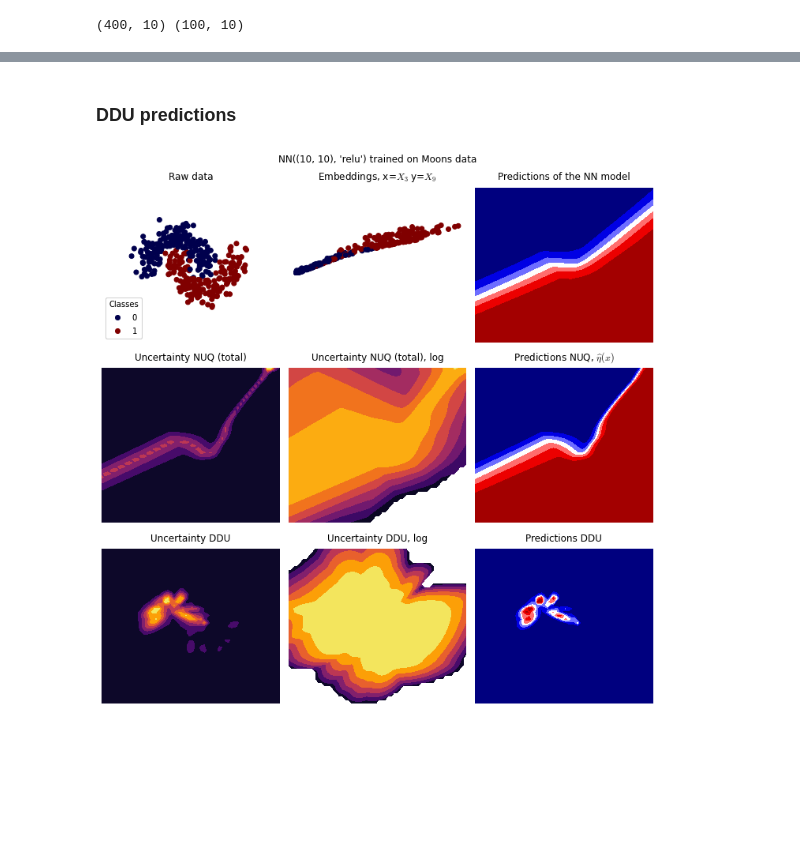
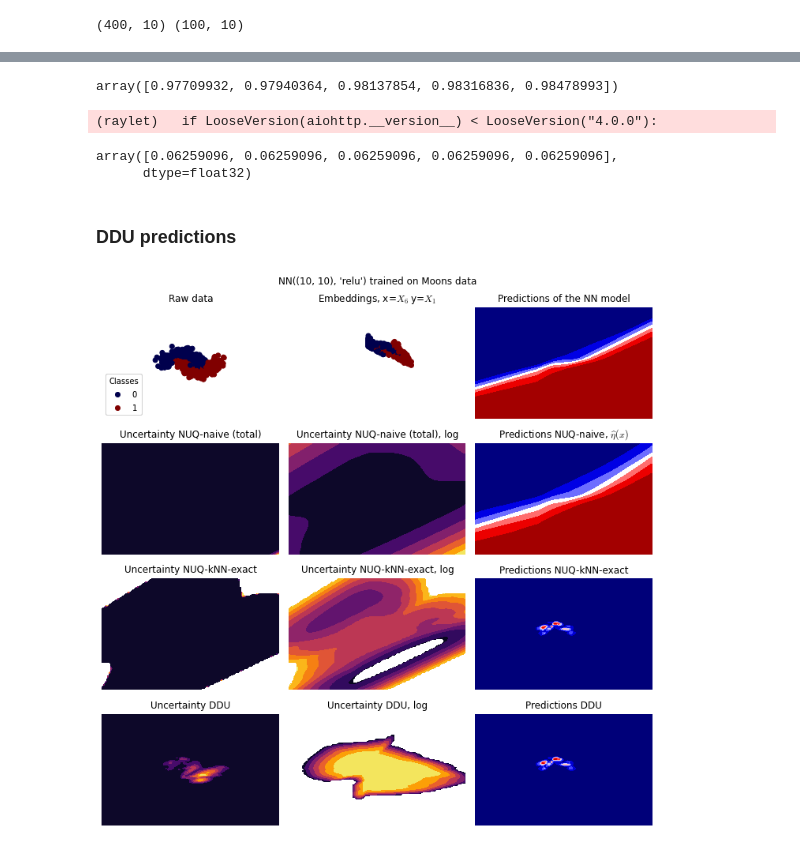
Before and after one commit to stat-ml/NUQ, a Jupyter notebook: examples/classification_exact.ipynb, the cells around one changed output, grey strips where cells are left out. Drawn from its saved outputs; the diff is of its cells as text; code cells hidden in the pictures; blank space fills up the shorter version.

Commit message:
Add naive implementation of NUQ following the paper. Added brute-force kNN modification for debug.

```diff
--- a/examples/classification_exact.ipynb
+++ b/examples/classification_exact.ipynb
@@ -190,0 +206,5 @@ nuq_unc_total = u3
+# %%
+nuq_knn_clf = NuqClassifier(
+    n_neighbors=X_train.shape[0] - 1, sparse=False, brute_force=True
+)
+nuq_knn_clf.fit(X_train, y_train)
@@ -190,0 +227,13 @@ nuq_unc_total = u3
+# %%
+# eta_hat, u1, u2, u3 = nuq_clf.predict_proba(X_test_emb)
+probs, log_unc_ep = nuq_knn_clf.predict_proba(
+    X_test_emb, return_uncertainty="epistemic"
+)
+
+_, log_unc_al = nuq_knn_clf.predict_proba(X_test_emb, return_uncertainty="aleatoric")
+
+knn_unc_total = np.exp(log_unc_al) + 2 * np.sqrt(2 / np.pi) * nuq_clf.K2_ * np.exp(
+    log_unc_ep
+)
+
+probs[:, 1 - np.argmax(probs, axis=-1)] = 1 - probs.max(axis=-1)
@@ -191,3 +253,13 @@ nuq_unc_total = u3
+# %%
+eta_hat[:5]
+# %% [output]
+array([0.97709932, 0.97940364, 0.98137854, 0.98316836, 0.98478993])
+(raylet)   if LooseVersion(aiohttp.__version__) < LooseVersion("4.0.0"):
+# %%
+probs[:5, 1]
+# %% [output]
+array([0.06259096, 0.06259096, 0.06259096, 0.06259096, 0.06259096],
+      dtype=float32)
 # %% [markdown]
 ### DDU predictions
 # %%
@@ -206,60 +278,73 @@ scores = compute_density(log_probs, label_probs)
 ddu_probs = torch.exp(log_probs).detach().cpu().numpy()
 ddu_uncertainty = clip_to_min_max(scores.detach().cpu().numpy())
 # %%
-fig, ax = plt.subplots(nrows=3, ncols=3, figsize=(10, 10), sharey=True)
+fig, ax = plt.subplots(nrows=4, ncols=3, figsize=(10, 10), sharey=True)
 
 fig.suptitle(f"NN{nn_desc} trained on Moons data")
 
 ax = ax.ravel()
 
-for axis in ax:
-    axis.axis("off")
 ax[0].set_title("Raw data")
 scatter0 = ax[0].scatter(X_train_nn[:, 0], X_train_nn[:, 1], c=y_train, cmap="seismic")
-ax[0].set_xlim(x_min, x_max)
-ax[0].set_ylim(y_min, y_max)
 
-legend0 = ax[0].legend(*scatter0.legend_elements(),
-                    loc="lower left", title="Classes")
+legend0 = ax[0].legend(*scatter0.legend_elements(), loc="lower left", title="Classes")
 ax[0].add_artist(legend0)
 
 i, j = np.random.choice(X_train.shape[1], size=2, replace=False)
 ax[1].set_title(rf"Embeddings, x=$X_{{{i}}}$ y=$X_{{{j}}}$")
 ax[1].scatter(X_train[:, i], X_train[:, j], c=y_train, cmap="seismic")
 # ax[2].set_xlim(x_min, x_max)
 # ax[2].set_ylim(y_min, y_max)
 
 nn_pred = model.predict_proba(X_test)
 ax[2].set_title("Predictions of the NN model")
 ax[2].contourf(xx, yy, nn_pred[:, 1].reshape(*xx.shape), cmap="seismic")
 
 # NUQ
 
-ax[5].set_title(r"Predictions NUQ, $\widehat{\eta}(x)$")
+ax[5].set_title(r"Predictions NUQ-naive, $\widehat{\eta}(x)$")
 ax[5].contourf(xx, yy, eta_hat.reshape(*xx.shape), cmap="seismic")
 
-ax[4].set_title(f"Uncertainty NUQ (total), log")
-ax[4].contourf(xx, yy, np.log(nuq_unc_total.reshape(*xx.shape)), cmap="inferno")
+ax[4].set_title(f"Uncertainty NUQ-naive (total), log")
+ax[4].contourf(xx, yy, np.log(u2.reshape(*xx.shape)), cmap="inferno")
 
-ax[3].set_title(f"Uncertainty NUQ (total)")
-ax[3].contourf(xx, yy, nuq_unc_total.reshape(*xx.shape), cmap="inferno")
+ax[3].set_title(f"Uncertainty NUQ-naive (total)")
+ax[3].contourf(xx, yy, u2.reshape(*xx.shape), cmap="inferno")
 
 # end NUQ
 
+# kNN
+
+ax[8].set_title(f"Predictions NUQ-kNN-exact")
+ax[8].contourf(xx, yy, ddu_probs[:, 0].reshape(*xx.shape), cmap="seismic")
+
+ax[7].set_title(f"Uncertainty NUQ-kNN-exact, log")
+ax[7].contourf(xx, yy, np.log(knn_unc_total.reshape(*xx.shape)), cmap="inferno")
+
+ax[6].set_title(f"Uncertainty NUQ-kNN-exact")
+ax[6].contourf(xx, yy, knn_unc_total.reshape(*xx.shape), cmap="inferno")
+
+# end kNN
+
 # DDU
 
-ax[8].set_title(f"Predictions DDU")
-ax[8].contourf(xx, yy, ddu_probs[:, 0].reshape(*xx.shape), cmap="seismic")
+ax[11].set_title(f"Predictions DDU")
+ax[11].contourf(xx, yy, ddu_probs[:, 0].reshape(*xx.shape), cmap="seismic")
 
-ax[7].set_title(f"Uncertainty DDU, log")
-ax[7].contourf(xx, yy, np.log(ddu_uncertainty.reshape(*xx.shape)), cmap="inferno")
+ax[10].set_title(f"Uncertainty DDU, log")
+ax[10].contourf(xx, yy, np.log(ddu_uncertainty.reshape(*xx.shape)), cmap="inferno")
 
-ax[6].set_title(f"Uncertainty DDU")
-ax[6].contourf(xx, yy, ddu_uncertainty.reshape(*xx.shape), cmap="inferno")
+ax[9].set_title(f"Uncertainty DDU")
+ax[9].contourf(xx, yy, ddu_uncertainty.reshape(*xx.shape), cmap="inferno")
 
 # end DDU
 
+for axis in ax:
+    axis.axis("off")
+    axis.set_xlim(x_min, x_max)
+    axis.set_ylim(y_min, y_max)
+
 plt.tight_layout()
 plt.show()
 # %% [output]
-[figure, old version]
+[figure, new version]
```
Also changed, not shown: parts of 19 cells of this notebook, 4 other files.
